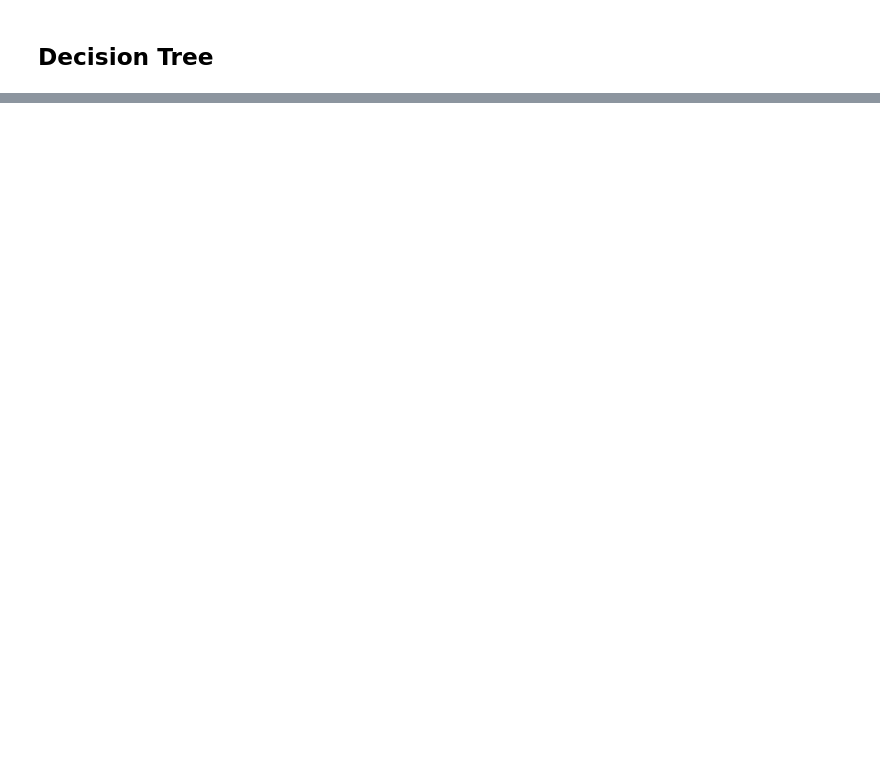
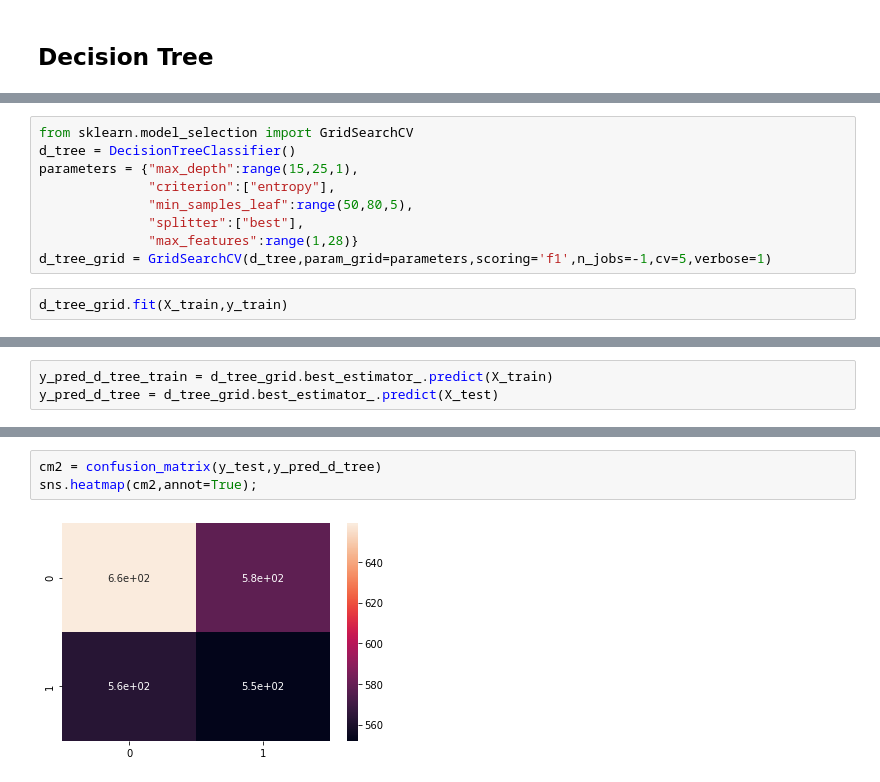
Before and after one commit to azieky/over_under_predictor, a Jupyter notebook: Modeling_Notebook.ipynb, the cells around one changed output, grey strips where cells are left out. Saved outputs shown, nothing was run; the diff lists cells and outputs as text; blank space fills up the shorter version.

```diff
--- a/Modeling_Notebook.ipynb
+++ b/Modeling_Notebook.ipynb
@@ -220,0 +237,11 @@ Image(graph.create_png())
+# %%
+from sklearn.model_selection import GridSearchCV
+d_tree = DecisionTreeClassifier()
+parameters = {"max_depth":range(15,25,1),
+              "criterion":["entropy"],
+              "min_samples_leaf":range(50,80,5),
+              "splitter":["best"],
+              "max_features":range(1,28)}
+d_tree_grid = GridSearchCV(d_tree,param_grid=parameters,scoring='f1',n_jobs=-1,cv=5,verbose=1)
+# %%
+d_tree_grid.fit(X_train,y_train)
@@ -220,0 +271,3 @@ Image(graph.create_png())
+# %%
+y_pred_d_tree_train = d_tree_grid.best_estimator_.predict(X_train)
+y_pred_d_tree = d_tree_grid.best_estimator_.predict(X_test)
@@ -220,0 +290,5 @@ Image(graph.create_png())
+# %%
+cm2 = confusion_matrix(y_test,y_pred_d_tree)
+sns.heatmap(cm2,annot=True);
+# %% [output]
+[figure, added]
```
Also changed, not shown: parts of 15 cells of this notebook, 5 other files.
